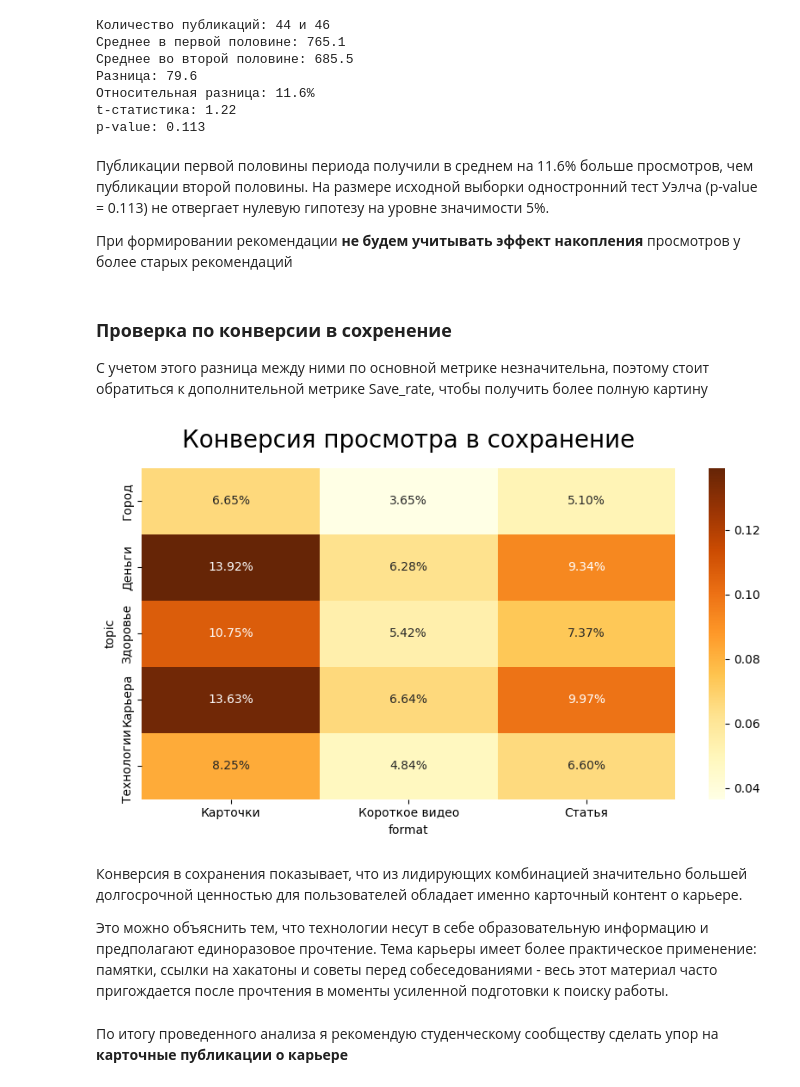
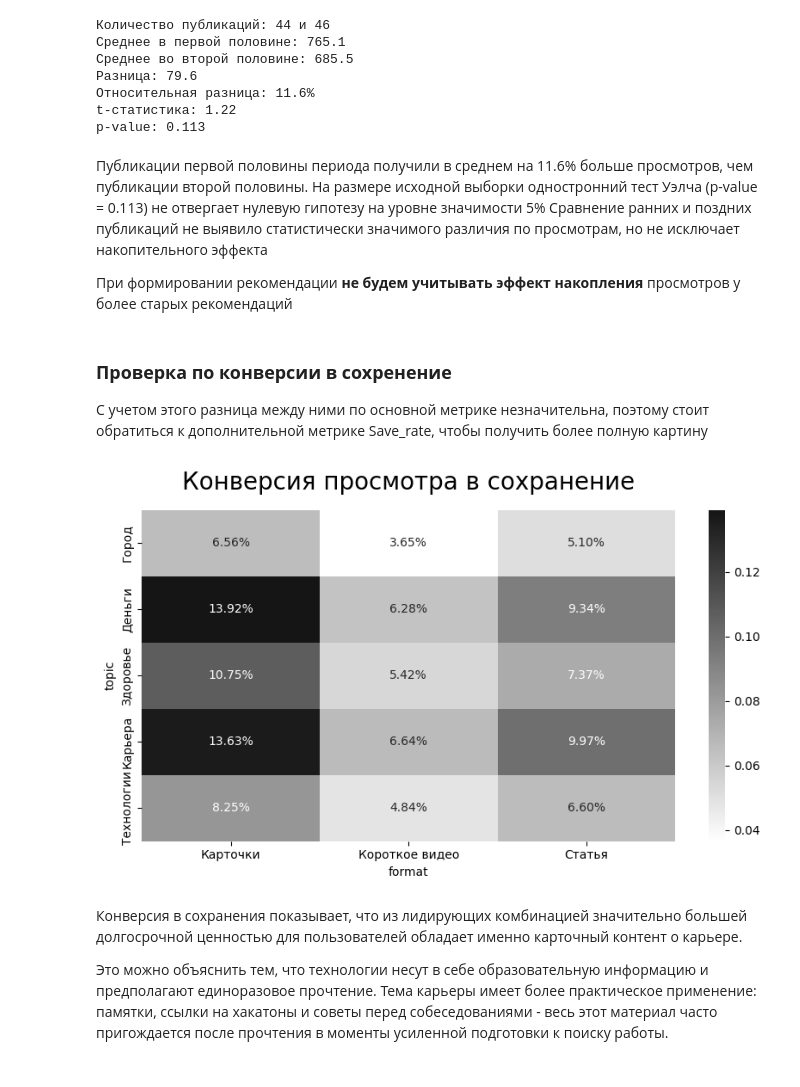
Before and after one commit to Left-for-food/Career_community_research, a Jupyter notebook: Case.ipynb, the cells around one changed output. Drawn from its saved outputs; the diff is of its cells as text; code cells hidden in the pictures.

```diff
--- a/Case.ipynb
+++ b/Case.ipynb
@@ -335,7 +341,7 @@ print(f'p-value: {test_result.pvalue:.3f}')
 t-статистика: 1.22
 p-value: 0.113
 # %% [markdown]
-Публикации первой половины периода получили в среднем на 11.6% больше просмотров, чем публикации второй половины. На размере исходной выборки одностронний тест Уэлча (p-value = 0.113) не отвергает нулевую гипотезу на уровне значимости 5%.
+Публикации первой половины периода получили в среднем на 11.6% больше просмотров, чем публикации второй половины. На размере исходной выборки одностронний тест Уэлча (p-value = 0.113) не отвергает нулевую гипотезу на уровне значимости 5% Сравнение ранних и поздних публикаций не выявило статистически значимого различия по просмотрам, но не исключает накопительного эффекта
 
 При формировании рекомендации **не будем учитывать эффект накопления** просмотров у более старых рекомендаций
 # %% [markdown]
@@ -343,17 +349,31 @@ p-value: 0.113
 
 С учетом этого разница между ними по основной метрике незначительна, поэтому стоит обратиться к дополнительной метрике Save_rate, чтобы получить более полную картину
 # %%
+# Выделяем датафрейм без пропусков в сохранениях
+metric_sr = data.dropna(subset=['views', 'saves']).copy()
+
+metric_sr = metric_sr.groupby(['format', 'topic']).agg(
+    total_views = ('views', 'sum'),
+    total_saves = ('saves', 'sum')
+)
+
+metric_sr['save_rate'] = metric_sr.total_saves / metric_sr.total_views
+
+metric_sr = metric_sr.pivot_table(
+    values='save_rate',
+    index='topic',
+    columns='format'
+)
+
 plt.figure(figsize=(10, 5))
-g = sns.heatmap(data=metrics['save_rate'],
+g = sns.heatmap(data=metric_sr,
                 annot=True,
                 fmt='.2%',
-                cmap='YlOrBr')
+                cmap=cmap)
 g.set_title('Конверсия просмотра в сохранение', y=1.04, size=20);
 # %% [output]
-[figure, old version]
+[figure, new version]
 # %% [markdown]
 Конверсия в сохранения показывает, что из лидирующих комбинацией значительно большей долгосрочной ценностью для пользователей обладает именно карточный контент о карьере.
 
 Это можно объяснить тем, что технологии несут в себе образовательную информацию и предполагают единоразовое прочтение. Тема карьеры имеет более практическое применение: памятки, ссылки на хакатоны и советы перед собеседованиями - весь этот материал часто пригождается после прочтения в моменты усиленной подготовки к поиску работы.
-# %% [markdown]
-По итогу проведенного анализа я рекомендую студенческому сообществу сделать упор на **карточные публикации о карьере**
```
Also changed, not shown: parts of 6 cells of this notebook, 3 other files.
